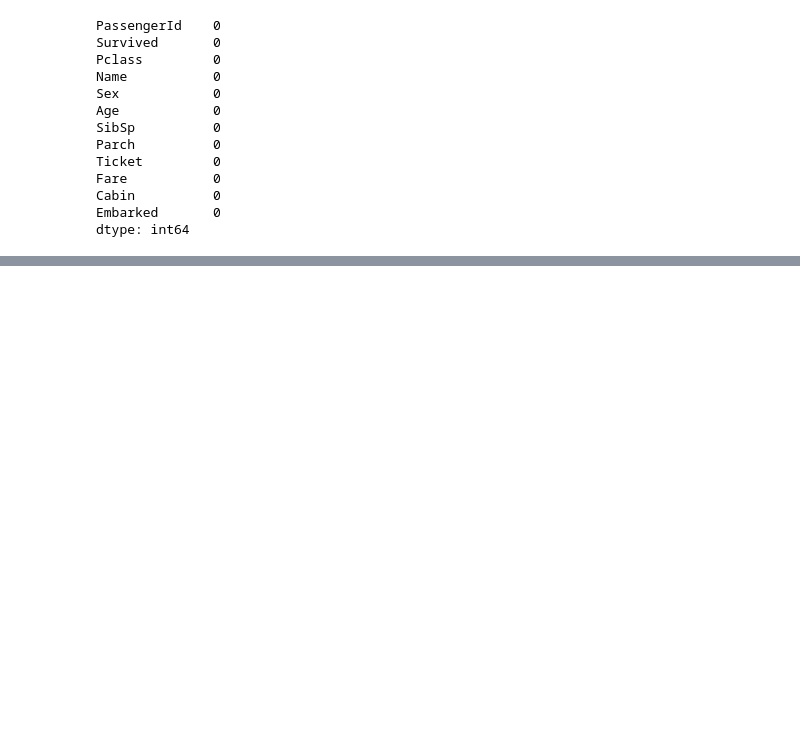
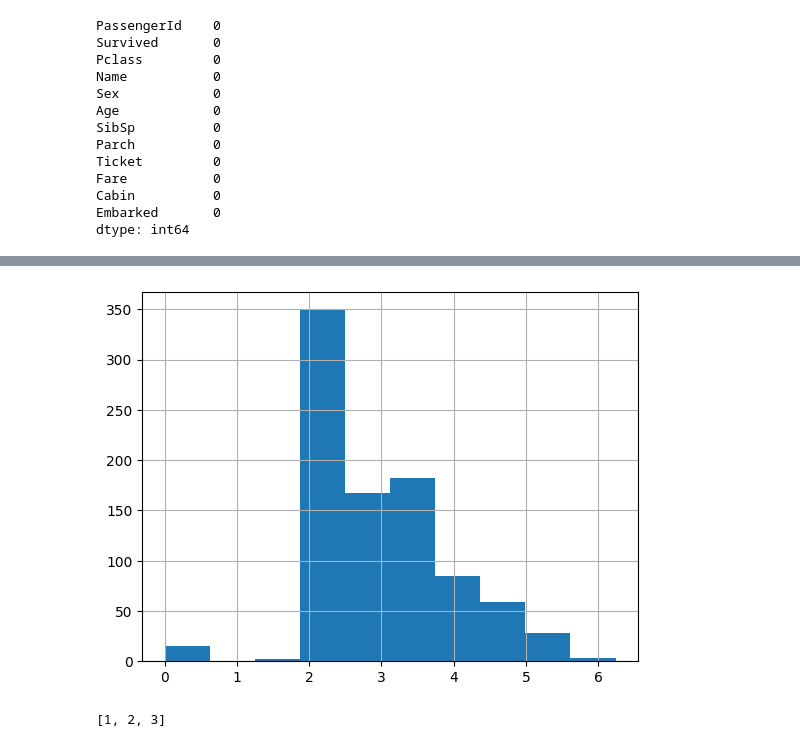
Before and after one commit to tenzinnamdhak/LinearRegressionTitanicDataset, a Jupyter notebook: Namdhak's_project_titanic.ipynb, the cells around one changed output, grey strips where cells are left out. Saved outputs shown, nothing was run; the diff lists cells and outputs as text; code cells hidden in the pictures; blank space fills up the shorter version.

```diff
--- a/Namdhak's_project_titanic.ipynb
+++ b/Namdhak's_project_titanic.ipynb
@@ -85,0 +107,6 @@ dtype: int64
+# %%
+df['LogFare'] = np.log(df['Fare']+1)
+# %%
+df['LogFare'].hist();
+# %% [output]
+[figure, added]
@@ -85,0 +115,4 @@ dtype: int64
+# %%
+pclasses
+# %% [output]
+[1, 2, 3]
```
Also changed, not shown: parts of 15 cells of this notebook.
